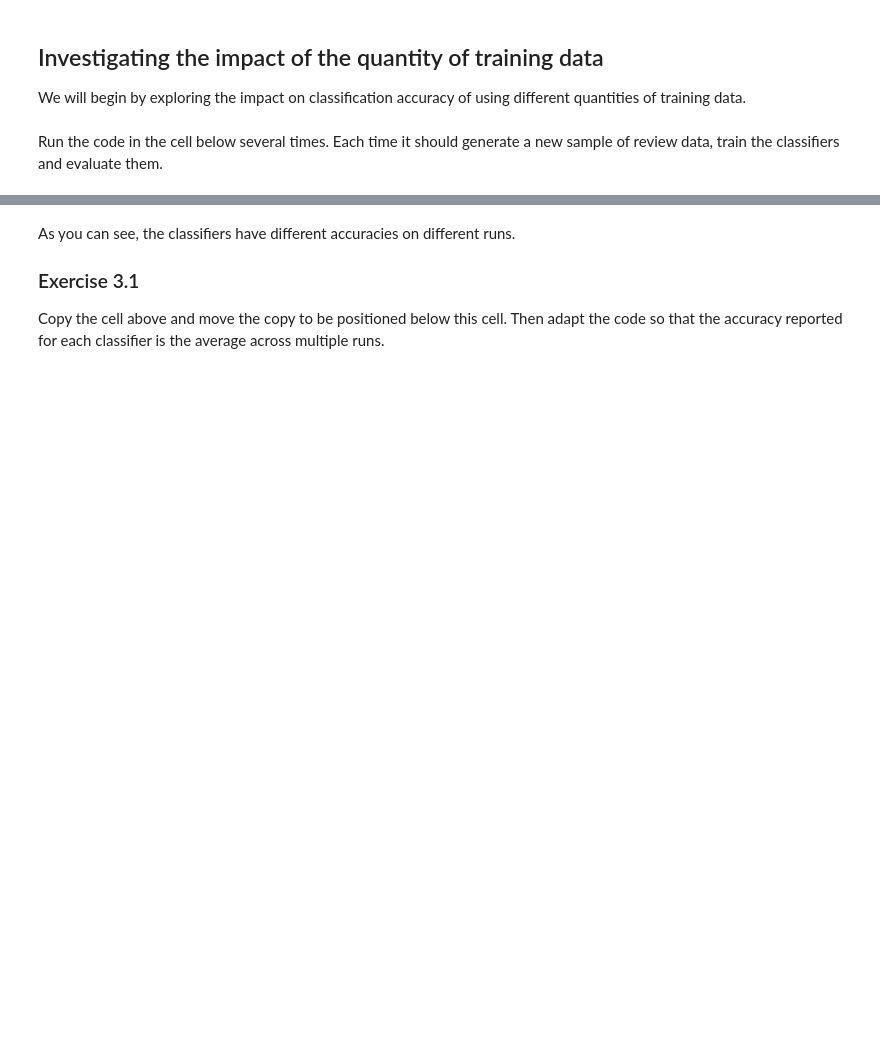
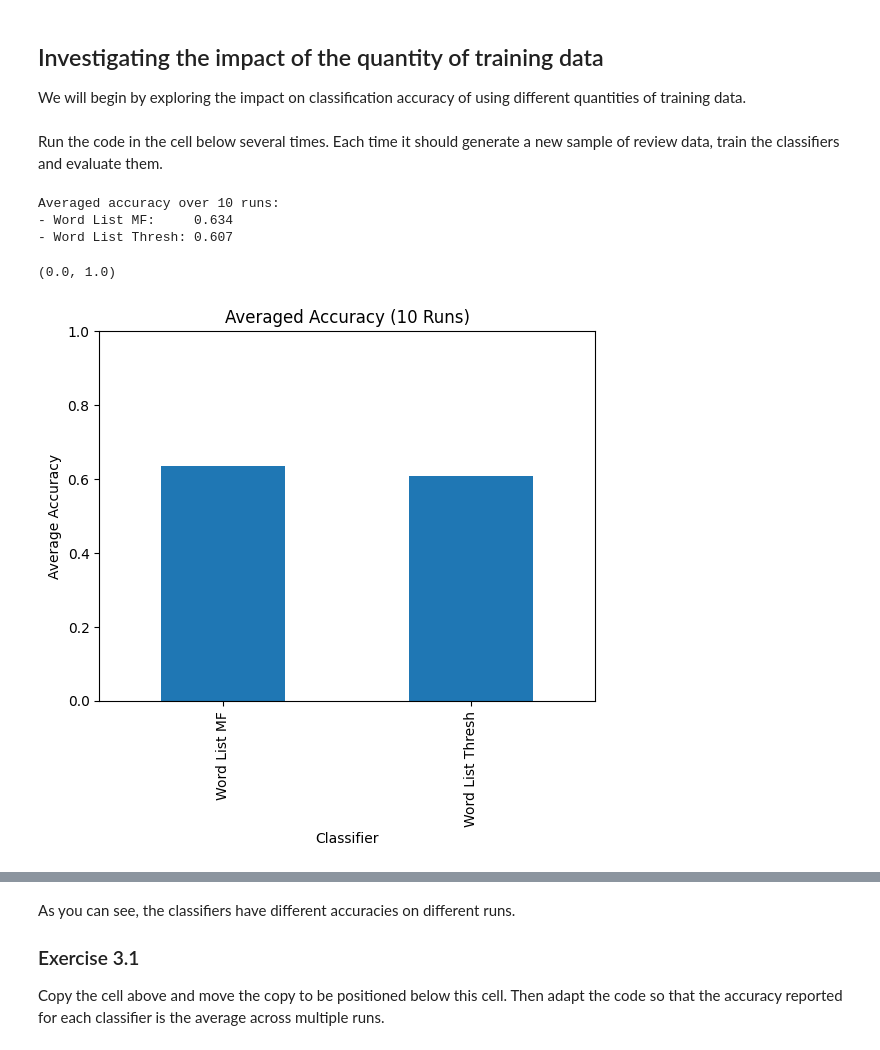
Before and after one commit to Jimbobal/ANLP, a Jupyter notebook: Lab_3_2.ipynb, the cells around one changed output, grey strips where cells are left out. Saved outputs shown, nothing was run; the diff lists cells and outputs as text; code cells hidden in the pictures; blank space fills up the shorter version.

```diff
--- a/Lab_3_2.ipynb
+++ b/Lab_3_2.ipynb
@@ -177,0 +202,10 @@ print(score)
+# %%
+#Create a new classifier
+#Make sure you have updated the code in utils.py to contain your WordList Classifier
+#If you update the utils.py code mid-session, you will need to restart the runtime / kernel in order to force it to import the new updated code
+movie_classifier2 = SimpleClassifier_mf(100)
+#train it
+movie_classifier2.train(training)
+#evaluate it on the test data
+score=classifier_evaluate(movie_classifier2,testing)
+print(score)
@@ -264,4 +330,73 @@ def f1(self):
 We will begin by exploring the impact on classification accuracy of using different quantities of training data.
 # %% [markdown]
 Run the code in the cell below several times.  Each time it should generate a new sample of review data, train the classifiers and evaluate them.
+# %%
+# Reset the random seed to a completely random state so it's different every run
+import random
+random.seed(None)
+
+# Dynamically shuffle the dataset keys and get a fresh, random split
+def get_random_train_test_data():
+    pos_review_ids = list(movie_reviews.fileids('pos'))
+    neg_review_ids = list(movie_reviews.fileids('neg'))
+
+    # Shuffle the file IDs randomly on each execution
+    random.shuffle(pos_review_ids)
+    random.shuffle(neg_review_ids)
+
+    pos_train_ids, pos_test_ids = split_data(pos_review_ids)
+    neg_train_ids, neg_test_ids = split_data(neg_review_ids)
+
+    training = [(movie_reviews.words(f), 'pos') for f in pos_train_ids] + [(movie_reviews.words(f), 'neg') for f in neg_train_ids]
+    testing = [(movie_reviews.words(f), 'pos') for f in pos_test_ids] + [(movie_reviews.words(f), 'neg') for f in neg_test_ids]
+
+    training_norm = [(FreqDist(normalise(wordlist)), label) for (wordlist, label) in training]
+    testing_norm = [(FreqDist(normalise(wordlist)), label) for (wordlist, label) in testing]
+    return training_norm, testing_norm
+
+# Run the experiment 10 times to average out the variation
+num_runs = 10
+word_list_size = 100
+threshold = 100
+
+mf_accuracies = []
+thresh_accuracies = []
+
+for run in range(num_runs):
+    # Generate a unique training and testing dataset on each iteration
+    training, testing = get_random_train_test_data()
+
+    # Train and evaluate Word List MF classifier
+    classifier_mf = SimpleClassifier_mf(word_list_size)
+    classifier_mf.train(training)
+    mf_accuracies.append(classifier_evaluate(classifier_mf, testing))
+
+    # Train and evaluate Word List Thresh classifier
+    classifier_ot = SimpleClassifier_ot(threshold)
+    classifier_ot.train(training)
+    thresh_accuracies.append(classifier_evaluate(classifier_ot, testing))
+
+# Compute average accuracies across all runs
+avg_mf_accuracy = sum(mf_accuracies) / num_runs
+avg_thresh_accuracy = sum(thresh_accuracies) / num_runs
+
+print(f"Averaged accuracy over {num_runs} runs:")
+print(f"- Word List MF:     {avg_mf_accuracy:.3f}")
+print(f"- Word List Thresh: {avg_thresh_accuracy:.3f}")
+
+# Visualize the stable, averaged results
+df_avg = pd.DataFrame([
+    ["Word List MF", avg_mf_accuracy],
+    ["Word List Thresh", avg_thresh_accuracy]
+])
+ax = df_avg.plot.bar(title=f"Averaged Accuracy ({num_runs} Runs)", legend=False, x=0)
+ax.set_ylabel("Average Accuracy")
+ax.set_xlabel("Classifier")
+ax.set_ylim(0, 1.0)
+# %% [output]
+Averaged accuracy over 10 runs:
+- Word List MF:     0.634
+- Word List Thresh: 0.607
+(0.0, 1.0)
+[figure, added]
 # %%
```
Also changed, not shown: parts of 17 cells of this notebook.
